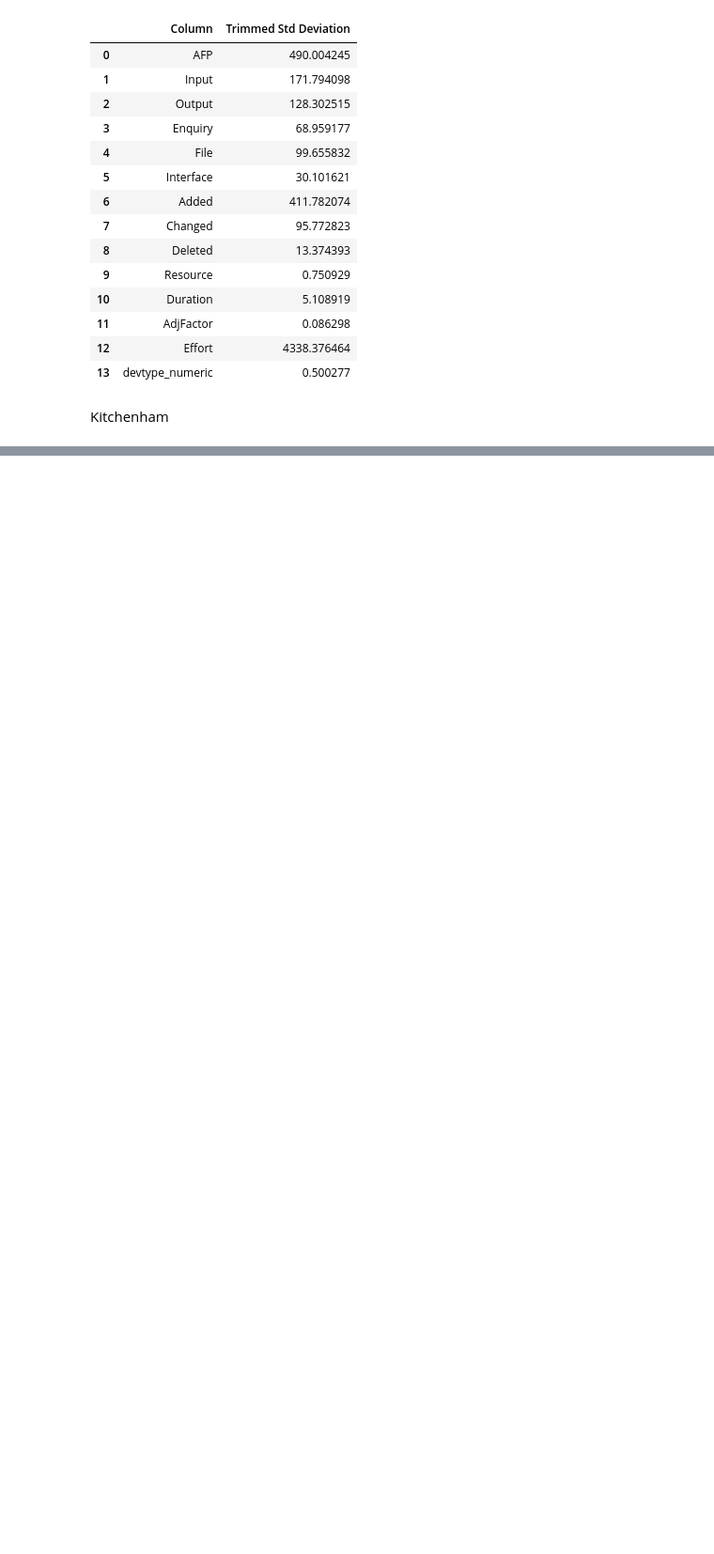
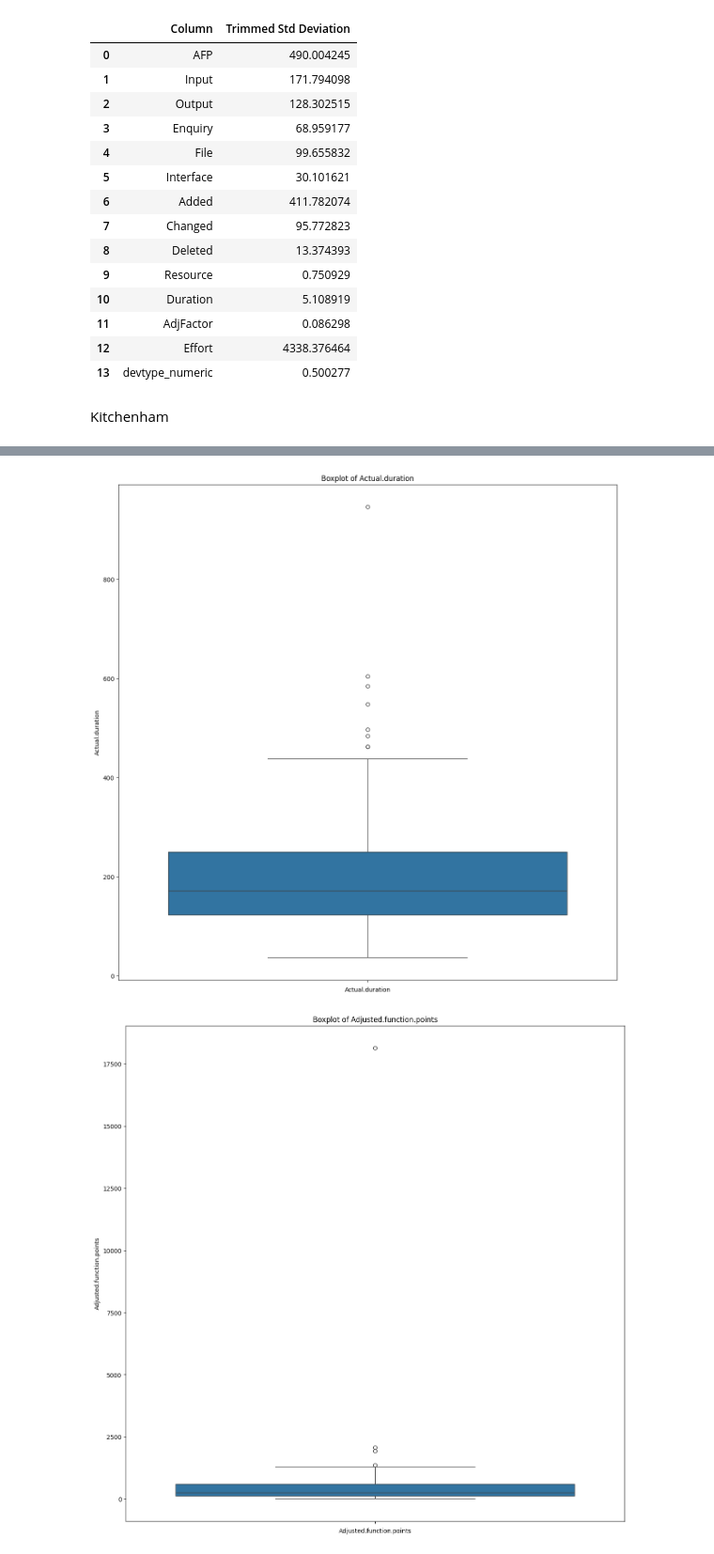
Before and after one commit to Vaishali054/Estimation-Model-for-Software-Development, a Jupyter notebook: DataAnalysis.ipynb, the cells around one changed output, grey strips where cells are left out. Shown at 94% size. Saved outputs shown, nothing was run; the diff lists cells and outputs as text; code cells hidden in the pictures; blank space fills up the shorter version.

```diff
--- a/DataAnalysis.ipynb
+++ b/DataAnalysis.ipynb
@@ -822,0 +899,11 @@ Kitchenham
+# %%
+# Plotting boxplots for each numerical column
+for col in kitchenham.columns:
+    plt.figure(figsize=(15,15))
+    sns.boxplot(y=kitchenham[col])
+    plt.title(f'Boxplot of {col}')
+    plt.xlabel(col)
+    plt.show()
+# %% [output]
+[figure, added]
+[figure, added]
```
Also changed, not shown: parts of 12 cells of this notebook, 1 other file.
